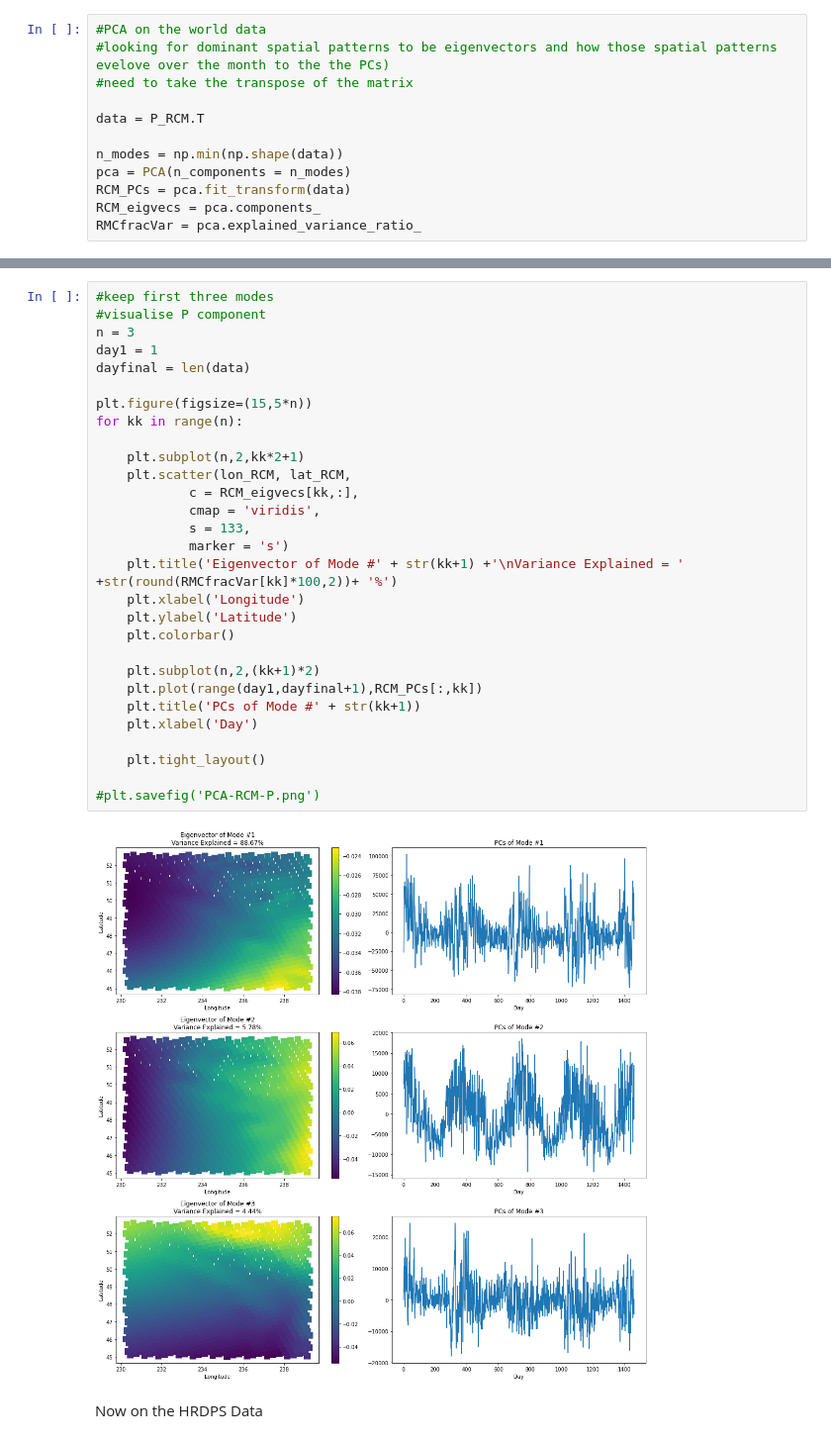
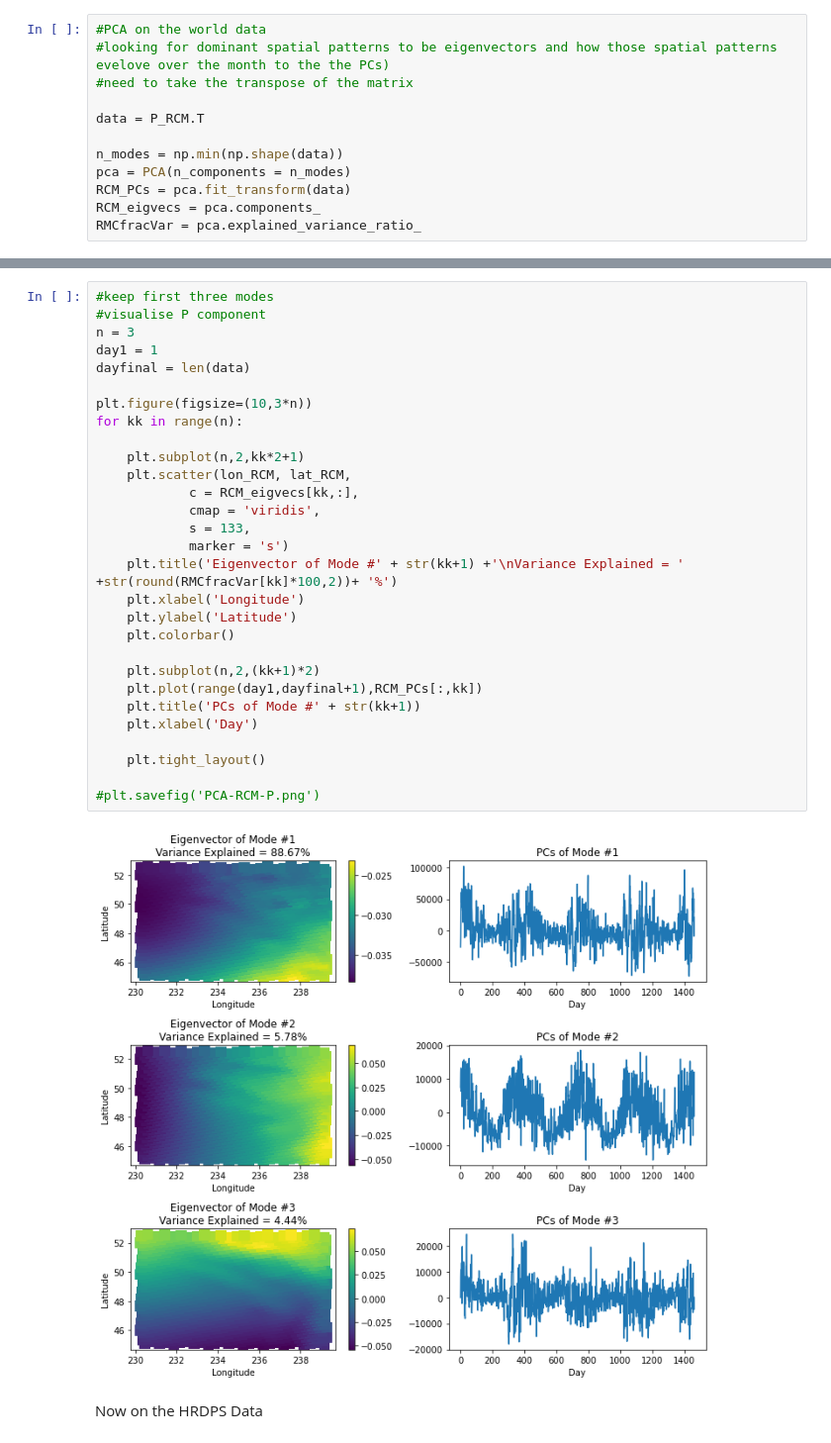
Before and after one commit to rbeutel/eosc510, a Jupyter notebook: proj-slp.ipynb, the cells around one changed output, grey strips where cells are left out. Shown at 99% size. Cells and saved outputs as stored; diff of their text form.

```diff
--- a/proj-slp.ipynb
+++ b/proj-slp.ipynb
@@ -188,34 +206,34 @@ plt.show()
 # %%
 #keep first three modes
 #visualise P component
 n = 3
 day1 = 1
 dayfinal = len(data)
 
-plt.figure(figsize=(15,5*n))
+plt.figure(figsize=(10,3*n))
 for kk in range(n):
 
     plt.subplot(n,2,kk*2+1)
     plt.scatter(lon_RCM, lat_RCM,
             c = RCM_eigvecs[kk,:],
             cmap = 'viridis',
             s = 133,
             marker = 's')
     plt.title('Eigenvector of Mode #' + str(kk+1) +'\nVariance Explained = ' +str(round(RMCfracVar[kk]*100,2))+ '%')
     plt.xlabel('Longitude')
     plt.ylabel('Latitude')
     plt.colorbar()
 
     plt.subplot(n,2,(kk+1)*2)
     plt.plot(range(day1,dayfinal+1),RCM_PCs[:,kk])
     plt.title('PCs of Mode #' + str(kk+1))
     plt.xlabel('Day')
 
     plt.tight_layout()
 
 #plt.savefig('PCA-RCM-P.png')
 # %% [output]
-[figure, old version]
+[figure, new version]
 # %% [markdown]
 Now on the HRDPS Data
 # %%
```
Also changed, not shown: parts of 33 cells of this notebook.
